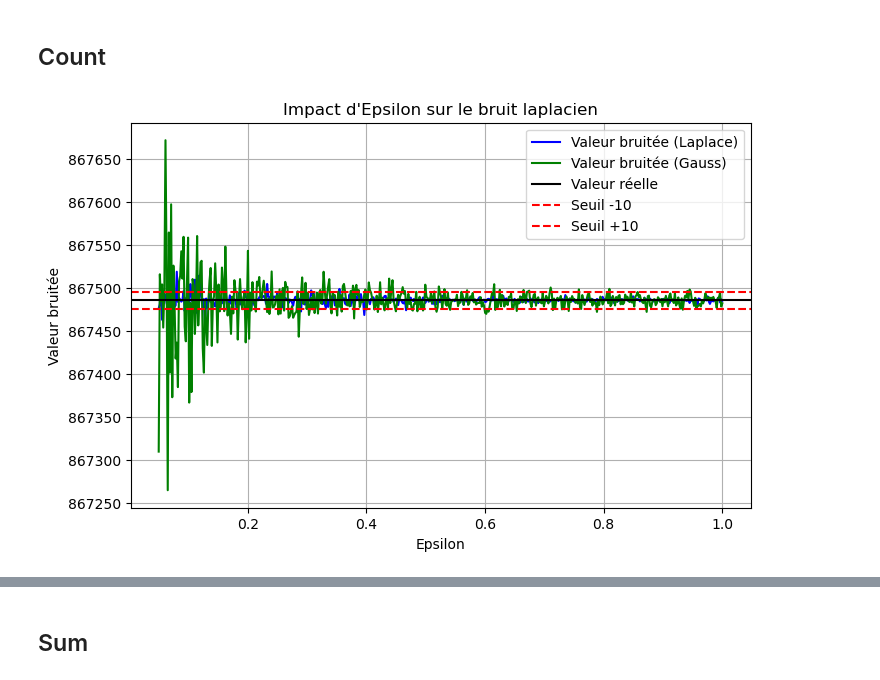
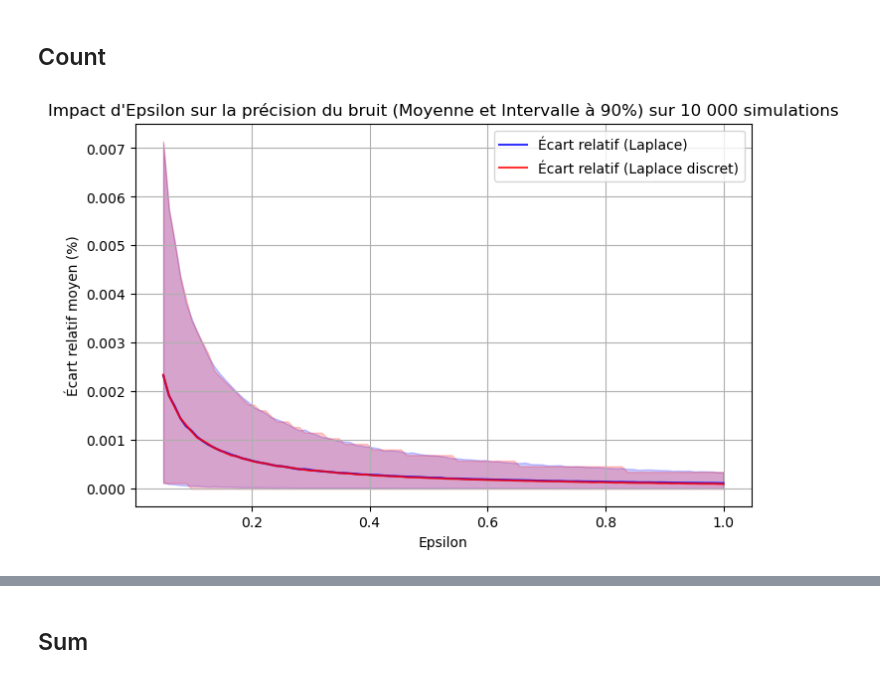
Before and after one commit to StuartBenoliel/Stage_3A, a Jupyter notebook: Didacticiel.ipynb, the cells around one changed output, grey strips where cells are left out. Drawn from its saved outputs; the diff is of its cells as text; code cells hidden in the pictures.

```diff
--- a/Didacticiel.ipynb
+++ b/Didacticiel.ipynb
@@ -215,24 +209,57 @@ Design an algorithm to produce differentially private versions of the following
     Quantiles
 # %% [markdown]
 ## Count
-# %%
-epsilon_values = np.linspace(0.05, 1, 500)
-noisy_values = [laplace_mech(len(df), 1, eps) for eps in epsilon_values]
-noisy_values_gauss = [gaussian_mech(len(df), 1, eps, delta = 1e-5) for eps in epsilon_values]
-
-# Tracé
-plt.figure(figsize=(8, 5))
-plt.plot(epsilon_values, noisy_values, label="Valeur bruitée (Laplace)", color='blue')
-plt.plot(epsilon_values, noisy_values_gauss, label="Valeur bruitée (Gauss)", color='green')
-plt.axhline(len(df), color='black', linestyle='-', label="Valeur réelle")
-plt.axhline(len(df)-10, color='red', linestyle='--', label="Seuil -10")
-plt.axhline(len(df)+10, color='red', linestyle='--', label="Seuil +10")
-
-plt.xlabel("Epsilon")
-plt.ylabel("Valeur bruitée")
-plt.title("Impact d'Epsilon sur le bruit laplacien")
-plt.legend()
-plt.grid()
-plt.show()
-# %% [output]
-[figure, removed]
+# %%
+# Paramètres
+epsilon_values = np.linspace(0.05, 1, 100)  # Éviter epsilon=0
+n_repeats = 10000  # Nombre de répétitions
+
+# Fonction pour obtenir l'écart relatif
+def compute_relative_error(true_value, noisy_values):
+    return [abs((nv - true_value) / true_value) * 100 for nv in noisy_values]
+
+# Calcul des valeurs bruitées sur 5000 répétitions
+noisy_values_laplace_all = np.array([[laplace_mech(len(df), 1, eps) for eps in epsilon_values] for _ in range(n_repeats)])
+noisy_values_geom_all = np.array([[geometric_mech(len(df), 1, eps) for eps in epsilon_values] for _ in range(n_repeats)])
+noisy_values_gauss_all = np.array([[gaussian_mech(len(df), 1, eps, delta=1e-5) for eps in epsilon_values] for _ in range(n_repeats)])
+
+# Calcul de la moyenne des écarts relatifs pour chaque epsilon
+true_value = len(df)
+precision_laplace_all = np.array([compute_relative_error(true_value, noisy_values_laplace_all[i]) for i in range(n_repeats)])
+precision_geom_all = np.array([compute_relative_error(true_value, noisy_values_geom_all[i]) for i in range(n_repeats)])
+precision_gauss_all = np.array([compute_relative_error(true_value, noisy_values_gauss_all[i]) for i in range(n_repeats)])
+
+# Calcul de l'intervalle de confiance à 90% (5% et 95%)
+lower_laplace = np.percentile(precision_laplace_all, 5, axis=0)
+upper_laplace = np.percentile(precision_laplace_all, 95, axis=0)
+
+lower_geom = np.percentile(precision_geom_all, 5, axis=0)
+upper_geom = np.percentile(precision_geom_all, 95, axis=0)
+
+lower_gauss = np.percentile(precision_gauss_all, 5, axis=0)
+upper_gauss = np.percentile(precision_gauss_all, 95, axis=0)
+
+# Calcul de la moyenne pour chaque epsilon
+mean_laplace = np.mean(precision_laplace_all, axis=0)
+mean_geom = np.mean(precision_geom_all, axis=0)
+mean_gauss = np.mean(precision_gauss_all, axis=0)
+
+# Tracé du graphique
+plt.figure(figsize=(8, 5))
+plt.plot(epsilon_values, mean_laplace, label="Écart relatif (Laplace)", color='blue', linestyle='-', alpha=0.8)
+plt.plot(epsilon_values, mean_geom, label="Écart relatif (Laplace discret)", color='red', linestyle='-', alpha=0.8)
+plt.plot(epsilon_values, mean_gauss, label="Écart relatif (Gauss)", color='green', linestyle='-', alpha=0.8)
+
+# Ajout des intervalles de confiance à 90%
+plt.fill_between(epsilon_values, lower_laplace, upper_laplace, color='blue', alpha=0.2)
+plt.fill_between(epsilon_values, lower_geom, upper_geom, color='red', alpha=0.2)
+plt.fill_between(epsilon_values, lower_gauss, upper_gauss, color='green', alpha=0.2)
+
+plt.xlabel("Epsilon")
+plt.ylabel("Écart relatif moyen (%)")
+plt.title("Impact d'Epsilon sur la précision du bruit (Moyenne et Intervalle à 90%) sur 10 000 simulations")
+plt.legend()
+plt.grid()
+plt.show()
+# %% [output]
+[figure, added]
```
Also changed, not shown: parts of 15 cells of this notebook.
